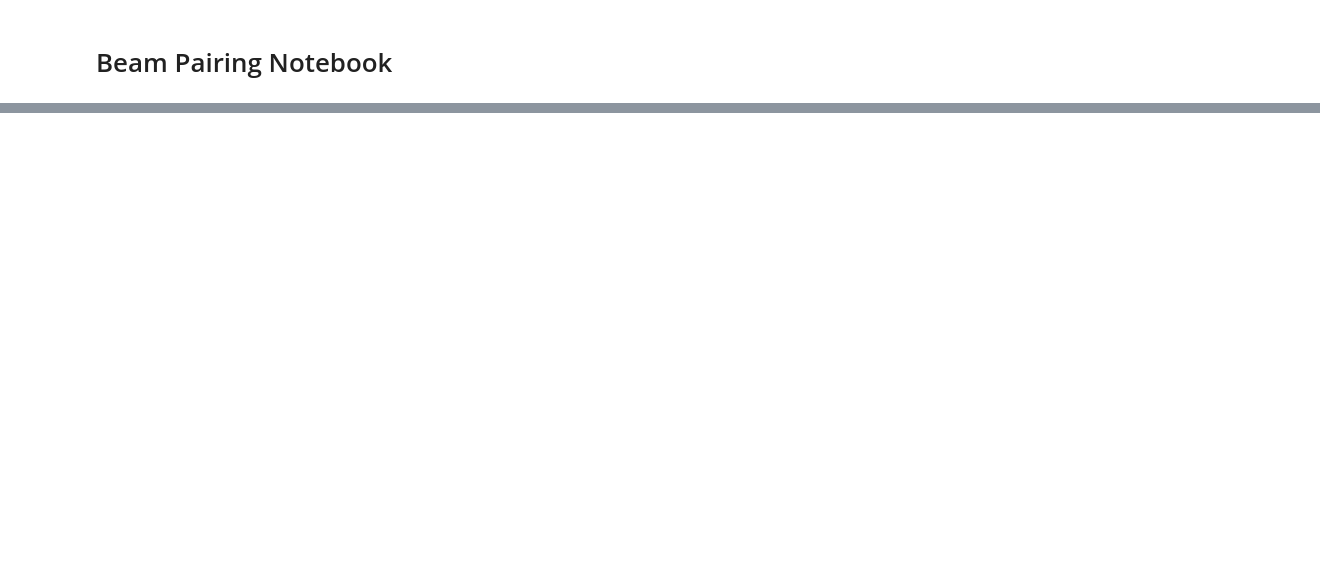
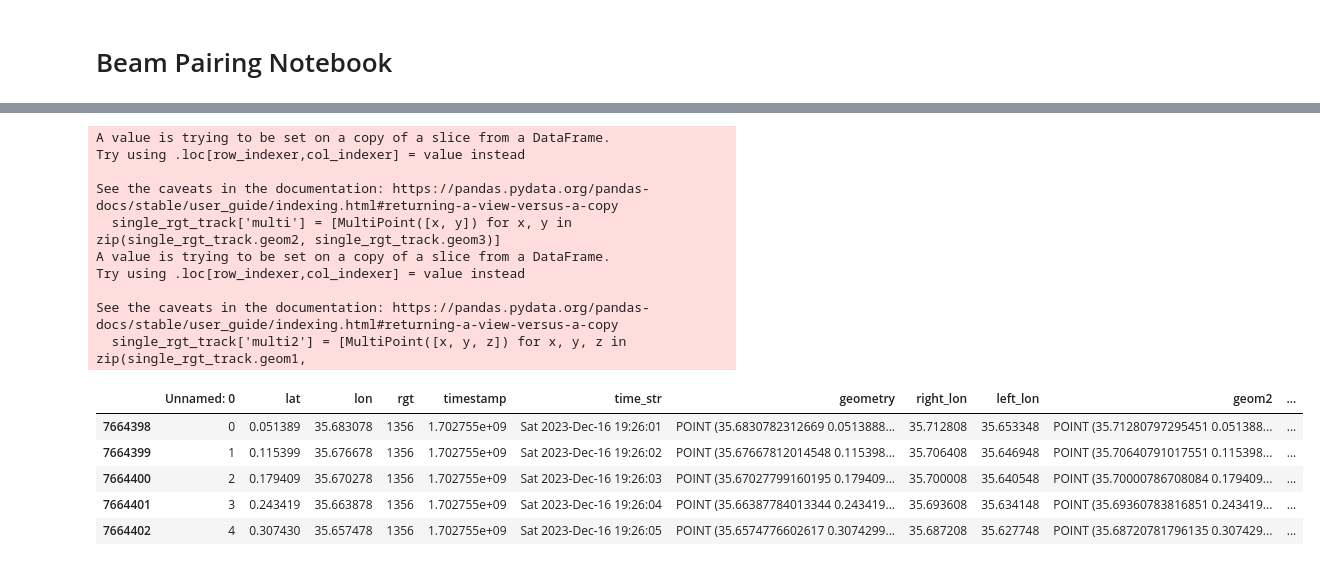
Before and after one commit to ICESAT-2HackWeek/EverythingAnyWhereAllAtOnce, a Jupyter notebook: notebooks/beam-pairing-notebook.ipynb, the cells around one changed output, grey strips where cells are left out. Saved outputs shown, nothing was run; the diff lists cells and outputs as text; code cells hidden in the pictures; blank space fills up the shorter version.

```diff
--- a/notebooks/beam-pairing-notebook.ipynb
+++ b/notebooks/beam-pairing-notebook.ipynb
@@ -129,0 +81,23 @@ left
+# %%
+# Combine Point geometries into Multipoint object
+single_rgt_track['multi2'] = [MultiPoint([x, y, z]) for x, y, z in zip(single_rgt_track.geom1,
+                                                                 single_rgt_track.geom2,
+                                                                 single_rgt_track.geom3)]
+single_rgt_track.head()
+# %% [output]
+A value is trying to be set on a copy of a slice from a DataFrame.
+Try using .loc[row_indexer,col_indexer] = value instead
+
+See the caveats in the documentation: https://pandas.pydata.org/pandas-docs/stable/user_guide/indexing.html#returning-a-view-versus-a-copy
+  single_rgt_track['multi'] = [MultiPoint([x, y]) for x, y in zip(single_rgt_track.geom2, single_rgt_track.geom3)]
+A value is trying to be set on a copy of a slice from a DataFrame.
+Try using .loc[row_indexer,col_indexer] = value instead
+
+See the caveats in the documentation: https://pandas.pydata.org/pandas-docs/stable/user_guide/indexing.html#returning-a-view-versus-a-copy
+  single_rgt_track['multi2'] = [MultiPoint([x, y, z]) for x, y, z in zip(single_rgt_track.geom1,
+|  | Unnamed: 0 | lat | lon | rgt | timestamp | time_str | geometry | right_lon | left_lon | geom2 | ... |
+| 7664398 | 0 | 0.051389 | 35.683078 | 1356 | 1.702755e+09 | Sat 2023-Dec-16 19:26:01 | POINT (35.6830782312669 0.0513888... | 35.712808 | 35.653348 | POINT (35.71280797295451 0.051388... | ... |
+| 7664399 | 1 | 0.115399 | 35.676678 | 1356 | 1.702755e+09 | Sat 2023-Dec-16 19:26:02 | POINT (35.67667812014548 0.115398... | 35.706408 | 35.646948 | POINT (35.70640791017551 0.115398... | ... |
+| 7664400 | 2 | 0.179409 | 35.670278 | 1356 | 1.702755e+09 | Sat 2023-Dec-16 19:26:03 | POINT (35.67027799160195 0.179409... | 35.700008 | 35.640548 | POINT (35.70000786708084 0.179409... | ... |
+| 7664401 | 3 | 0.243419 | 35.663878 | 1356 | 1.702755e+09 | Sat 2023-Dec-16 19:26:04 | POINT (35.66387784013344 0.243419... | 35.693608 | 35.634148 | POINT (35.69360783816851 0.243419... | ... |
+| 7664402 | 4 | 0.307430 | 35.657478 | 1356 | 1.702755e+09 | Sat 2023-Dec-16 19:26:05 | POINT (35.6574776602617 0.3074299... | 35.687208 | 35.627748 | POINT (35.68720781796135 0.307429... | ... |
```
Also changed, not shown: parts of 18 cells of this notebook.
